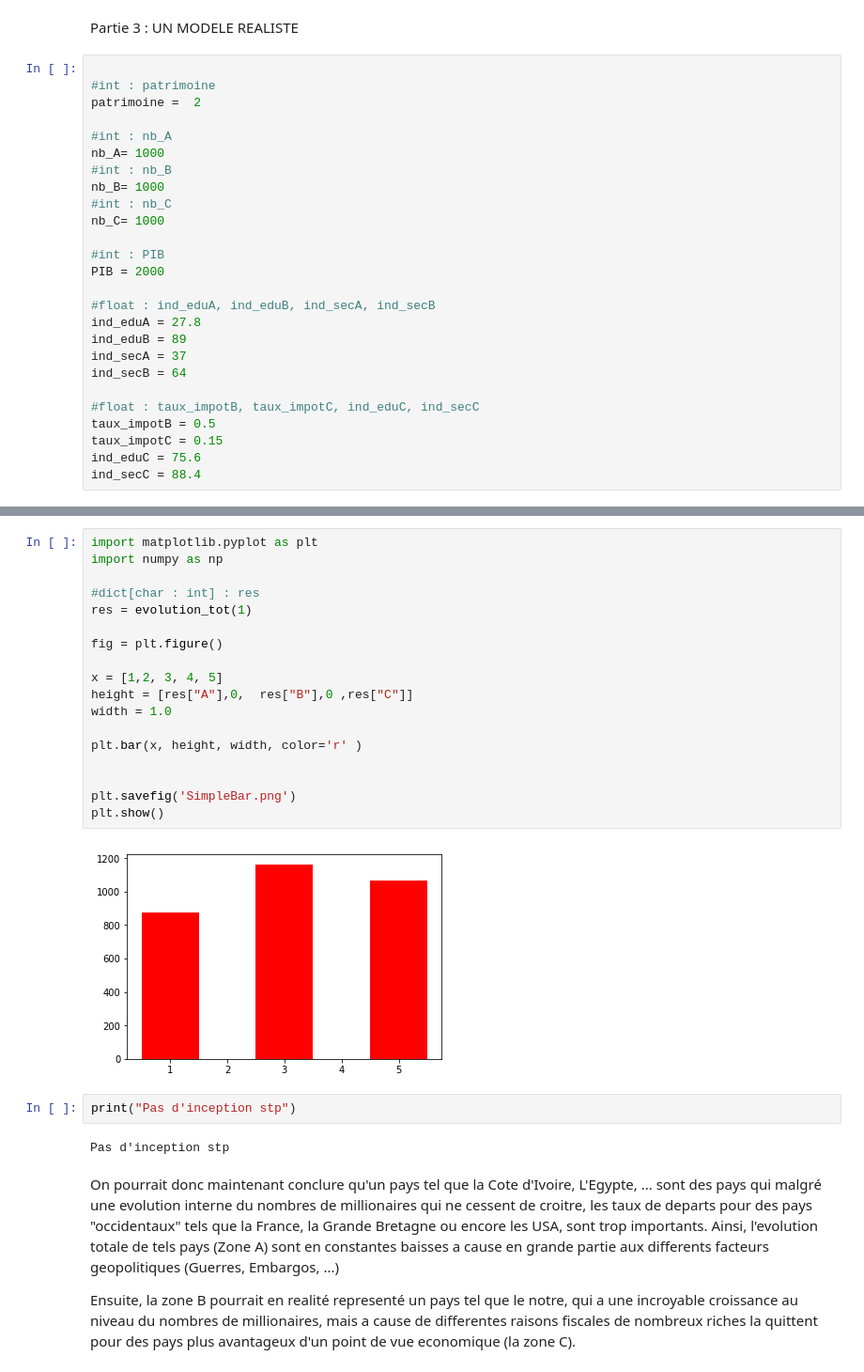
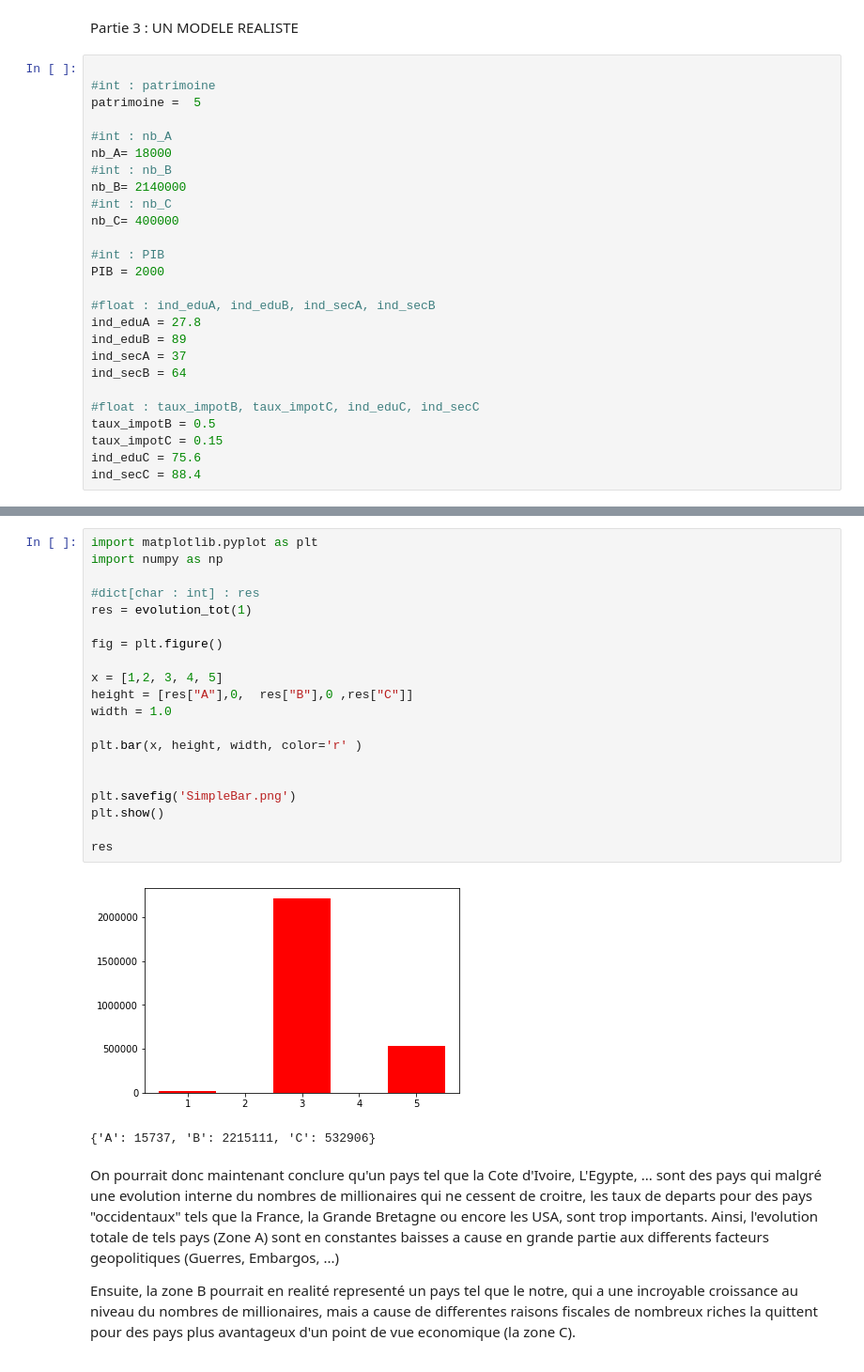
Before and after one commit to Nathceylon/ARE, a Jupyter notebook: notebookARE.ipynb, the cells around one changed output, grey strips where cells are left out. Shown: that part at 94% size. Saved outputs shown, nothing was run; the diff lists cells and outputs as text.

```diff
--- a/notebookARE.ipynb
+++ b/notebookARE.ipynb
@@ -272,14 +356,14 @@ Partie 3 : UN MODELE REALISTE
 # %%
 
 #int : patrimoine
-patrimoine =  2
+patrimoine =  5
 
 #int : nb_A
-nb_A= 1000
+nb_A= 18000
 #int : nb_B
-nb_B= 1000
+nb_B= 2140000
 #int : nb_C
-nb_C= 1000
+nb_C= 400000
 
 #int : PIB
 PIB = 2000
@@ -337,27 +421,26 @@ evolution_tot(1)
 # %%
 import matplotlib.pyplot as plt
 import numpy as np
 
 #dict[char : int] : res
 res = evolution_tot(1)
 
 fig = plt.figure()
 
 x = [1,2, 3, 4, 5]
 height = [res["A"],0,  res["B"],0 ,res["C"]]
 width = 1.0
 
 plt.bar(x, height, width, color='r' )
 
 
 plt.savefig('SimpleBar.png')
 plt.show()
+
+res
 # %% [output]
-[figure, old version]
+[figure, new version]
+{'A': 15737, 'B': 2215111, 'C': 532906}
-# %%
-print("Pas d'inception stp")
-# %% [output]
-Pas d'inception stp
 # %% [markdown]
 On pourrait donc maintenant conclure qu'un pays tel que la Cote d'Ivoire, L'Egypte, ... sont des pays qui malgré une evolution interne du nombres de millionaires qui ne cessent de croitre, les taux de departs pour des pays "occidentaux" tels que la France, la Grande Bretagne ou encore les USA, sont trop importants. Ainsi, l'evolution totale de tels pays (Zone A) sont en constantes baisses a cause en grande partie aux differents facteurs geopolitiques (Guerres, Embargos, ...)
 
```
Also changed, not shown: parts of 11 cells of this notebook.
